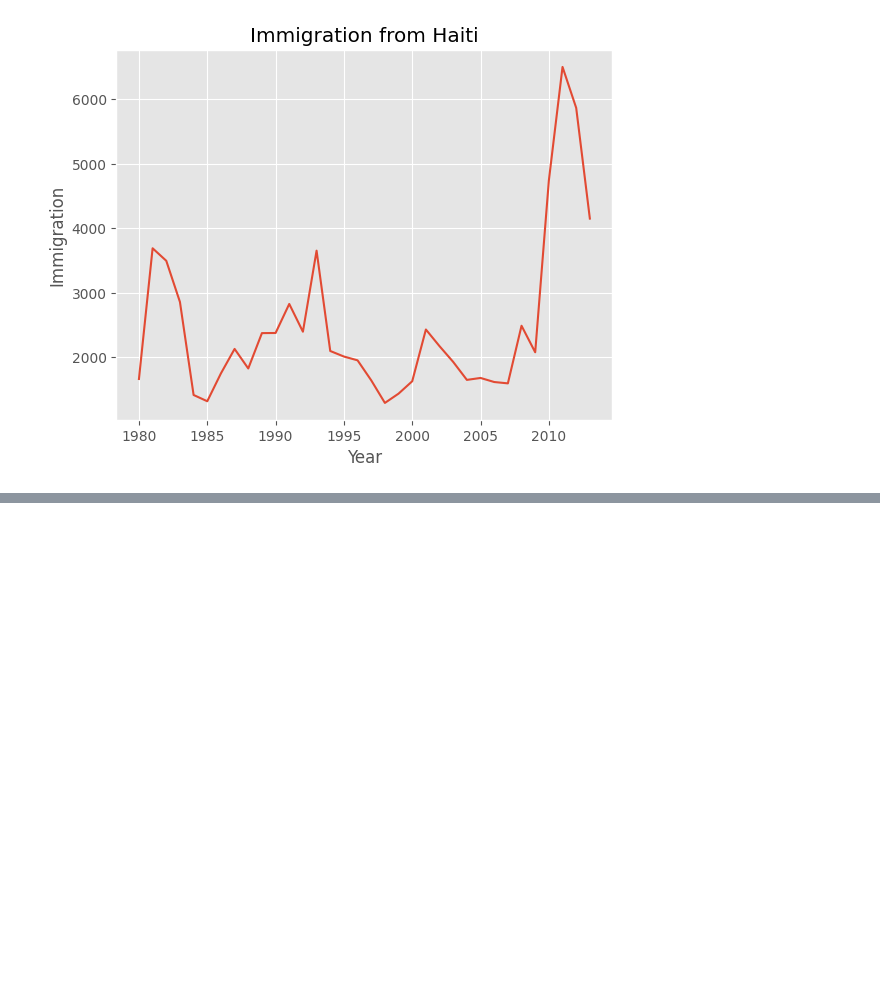
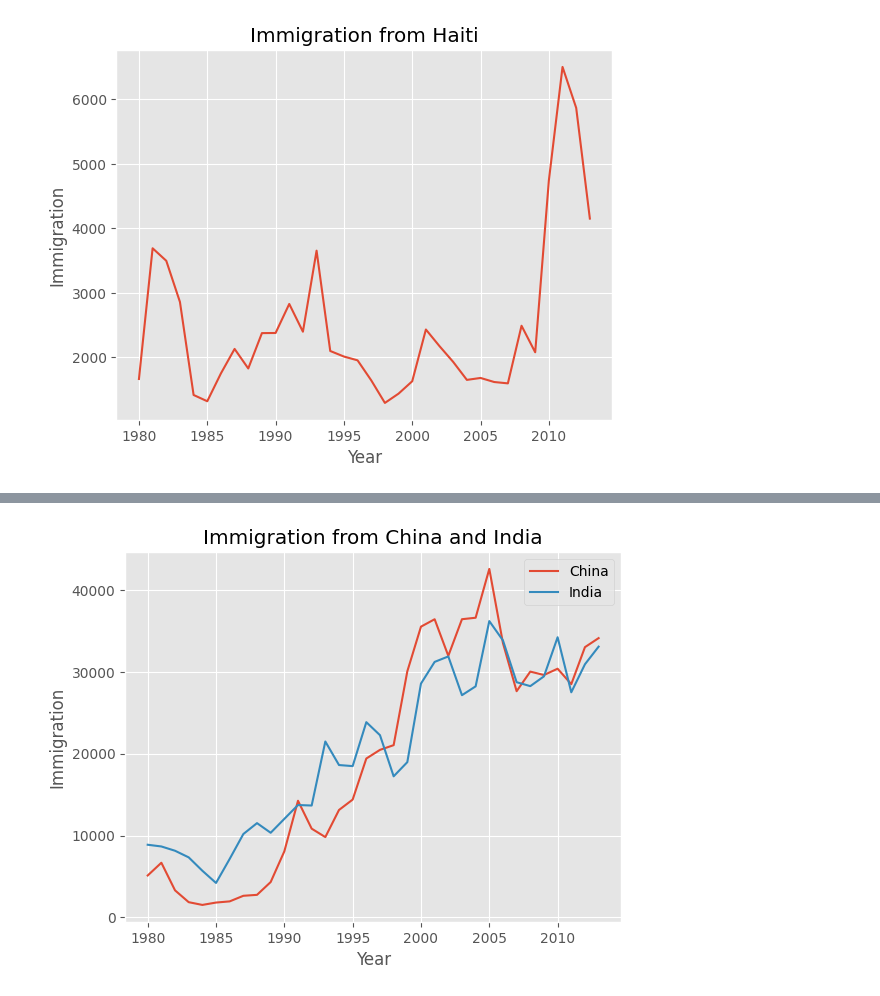
Before and after one commit to Hasan082/Data-Analysis, a Jupyter notebook: DataVisualizationWithPython/Matplotlib_and_Line_Plots.ipynb, the cells around one changed output, grey strips where cells are left out. Saved outputs shown, nothing was run; the diff lists cells and outputs as text; code cells hidden in the pictures; blank space fills up the shorter version.

```diff
--- a/DataVisualizationWithPython/Matplotlib_and_Line_Plots.ipynb
+++ b/DataVisualizationWithPython/Matplotlib_and_Line_Plots.ipynb
@@ -99,0 +112,3 @@ plt.show()
+# %%
+df_CI = df_can.loc[['China', 'India'], years]
+df_CI.head()
@@ -99,0 +120,3 @@ plt.show()
+# %%
+df_CI = df_CI.transpose()
+df_CI.head()
@@ -99,0 +130,8 @@ plt.show()
+# %%
+df_CI.plot(kind='line')
+plt.title("Immigration from China and India")
+plt.xlabel("Year")
+plt.ylabel("Immigration")
+plt.show()
+# %% [output]
+[figure, added]
```
Also changed, not shown: parts of 4 cells of this notebook.
